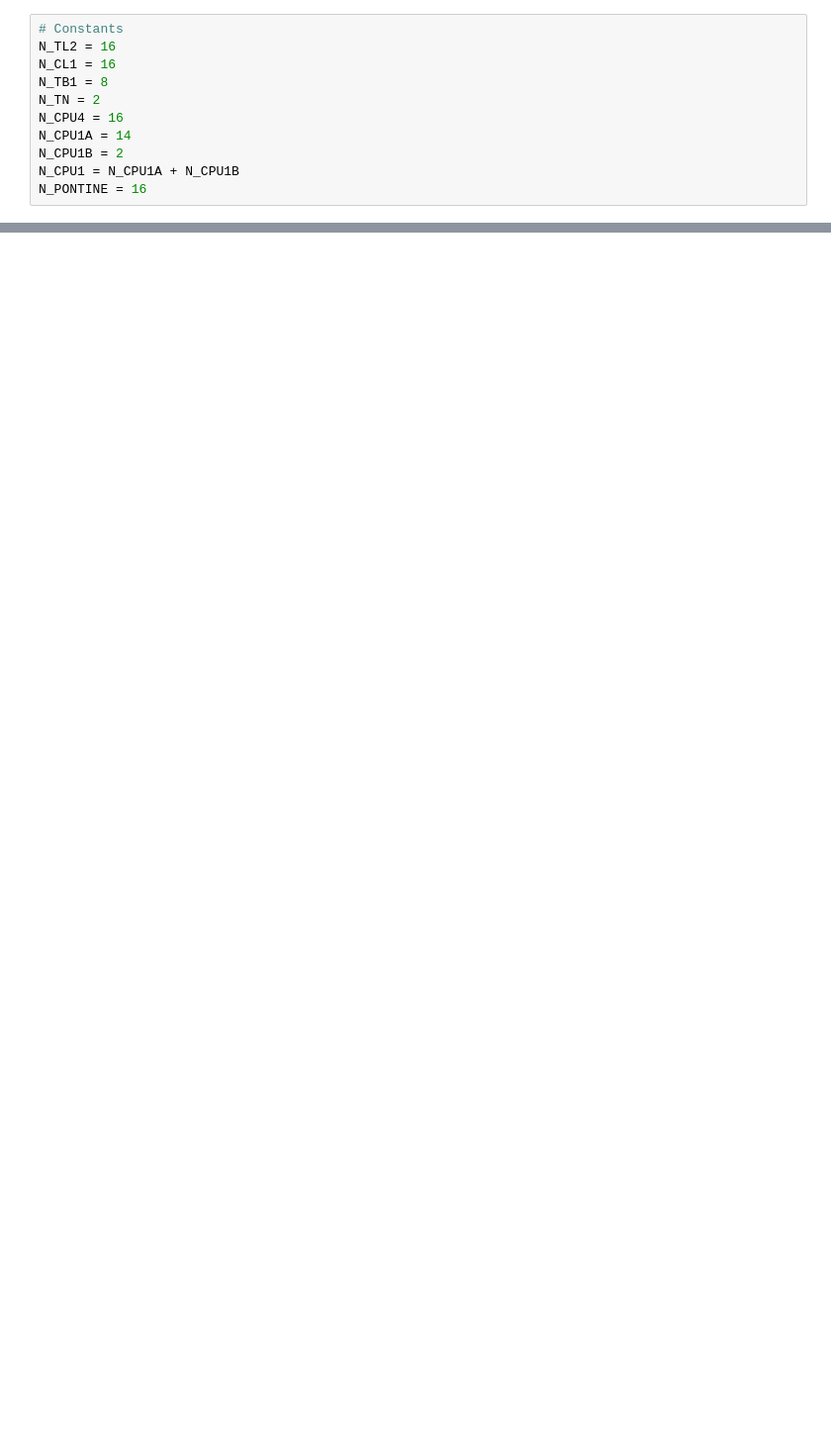
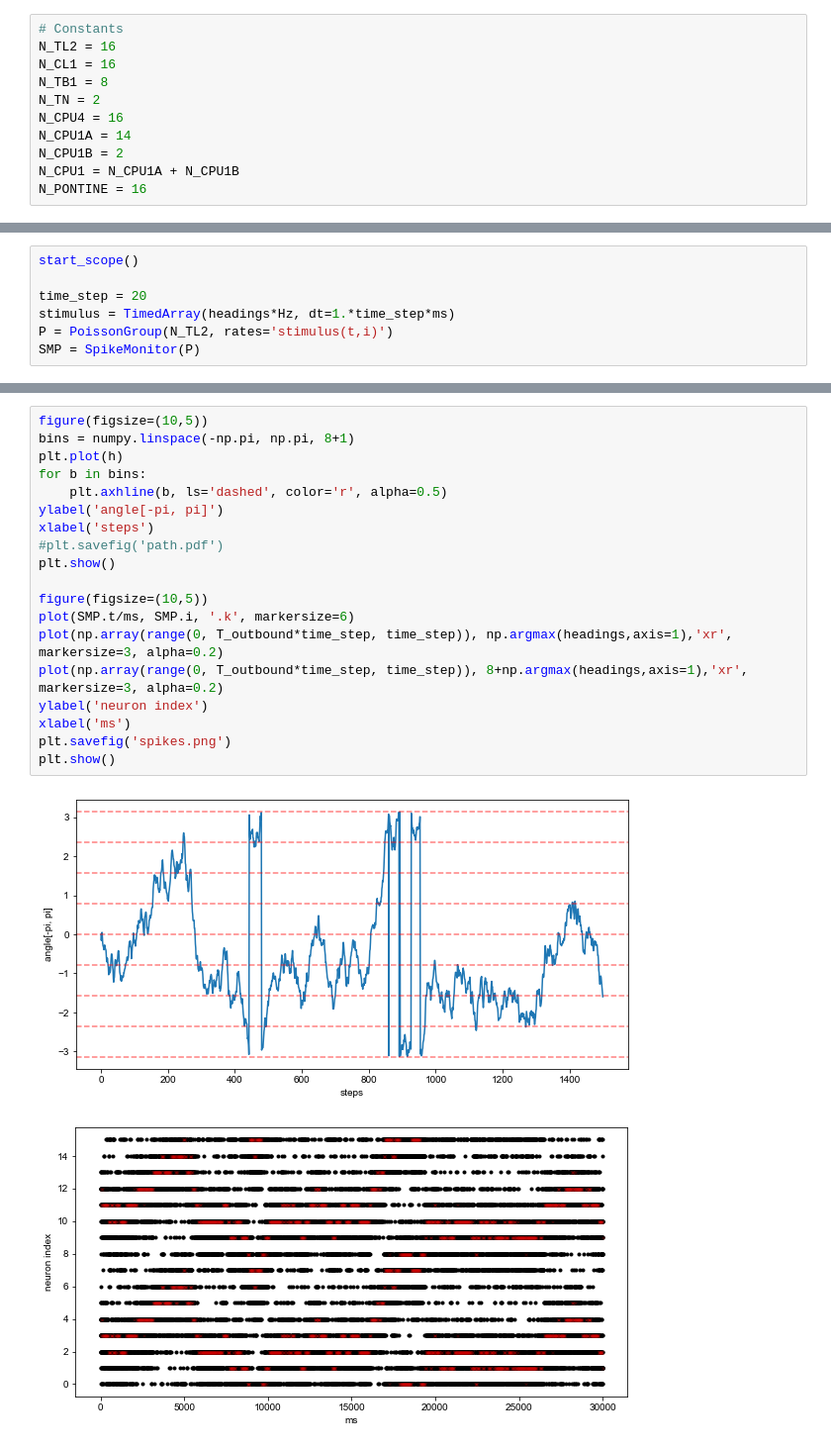
Before and after one commit to filippoferrari/CX_Path_Integration, a Jupyter notebook: notebooks/CX_model.ipynb, the cells around one changed output, grey strips where cells are left out. Shown: that part at 99% size. Saved outputs shown, nothing was run; the diff lists cells and outputs as text; blank space fills up the shorter version.

```diff
--- a/notebooks/CX_model.ipynb
+++ b/notebooks/CX_model.ipynb
@@ -108,0 +60,7 @@ G_PONTINE = NeuronGroup(N=N_PONTINE, model=eqs, threshold=threshold_eqs, reset=r
+# %%
+start_scope()
+
+time_step = 20
+stimulus = TimedArray(headings*Hz, dt=1.*time_step*ms)
+P = PoissonGroup(N_TL2, rates='stimulus(t,i)')
+SMP = SpikeMonitor(P)
@@ -308,0 +322,22 @@ True
+# %%
+figure(figsize=(10,5))
+bins = numpy.linspace(-np.pi, np.pi, 8+1)
+plt.plot(h)
+for b in bins:
+    plt.axhline(b, ls='dashed', color='r', alpha=0.5)
+ylabel('angle[-pi, pi]')
+xlabel('steps')
+#plt.savefig('path.pdf')
+plt.show()
+
+figure(figsize=(10,5))
+plot(SMP.t/ms, SMP.i, '.k', markersize=6)
+plot(np.array(range(0, T_outbound*time_step, time_step)), np.argmax(headings,axis=1),'xr', markersize=3, alpha=0.2)
+plot(np.array(range(0, T_outbound*time_step, time_step)), 8+np.argmax(headings,axis=1),'xr', markersize=3, alpha=0.2)
+ylabel('neuron index')
+xlabel('ms')
+plt.savefig('spikes.png')
+plt.show()
+# %% [output]
+[figure, added]
+[figure, added]
```
Also changed, not shown: parts of 15 cells of this notebook, 1 other file.
